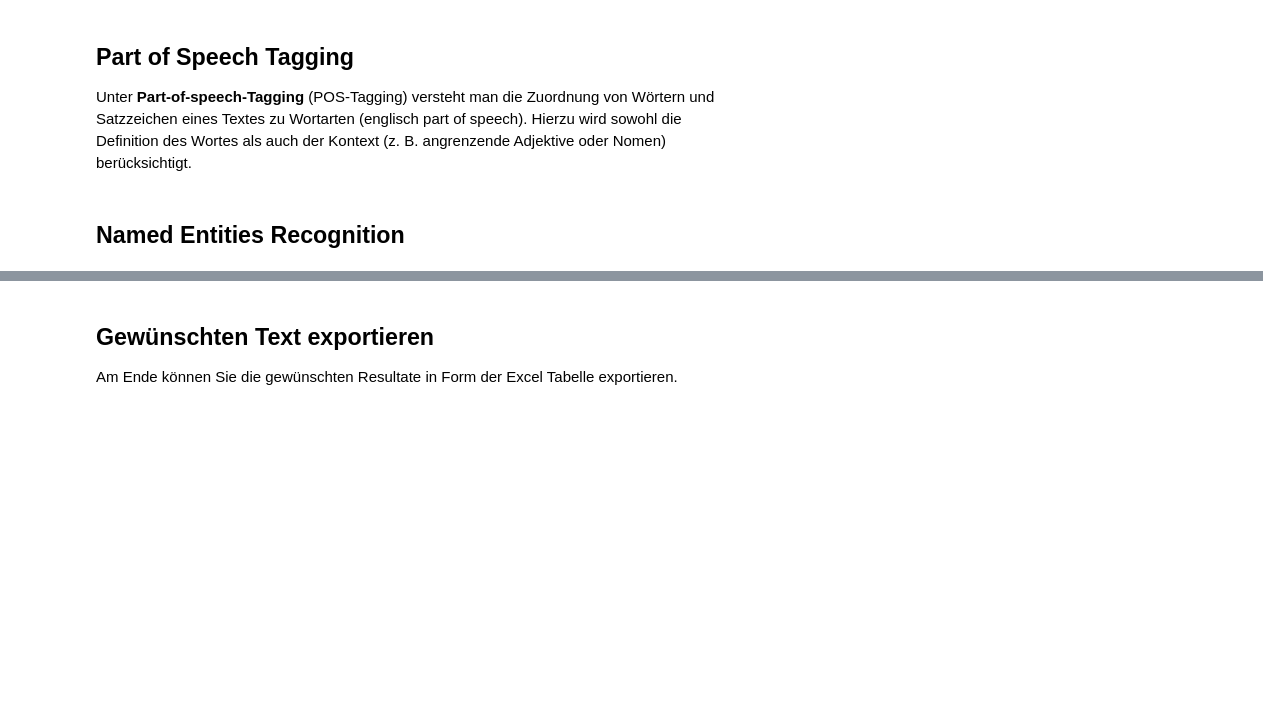
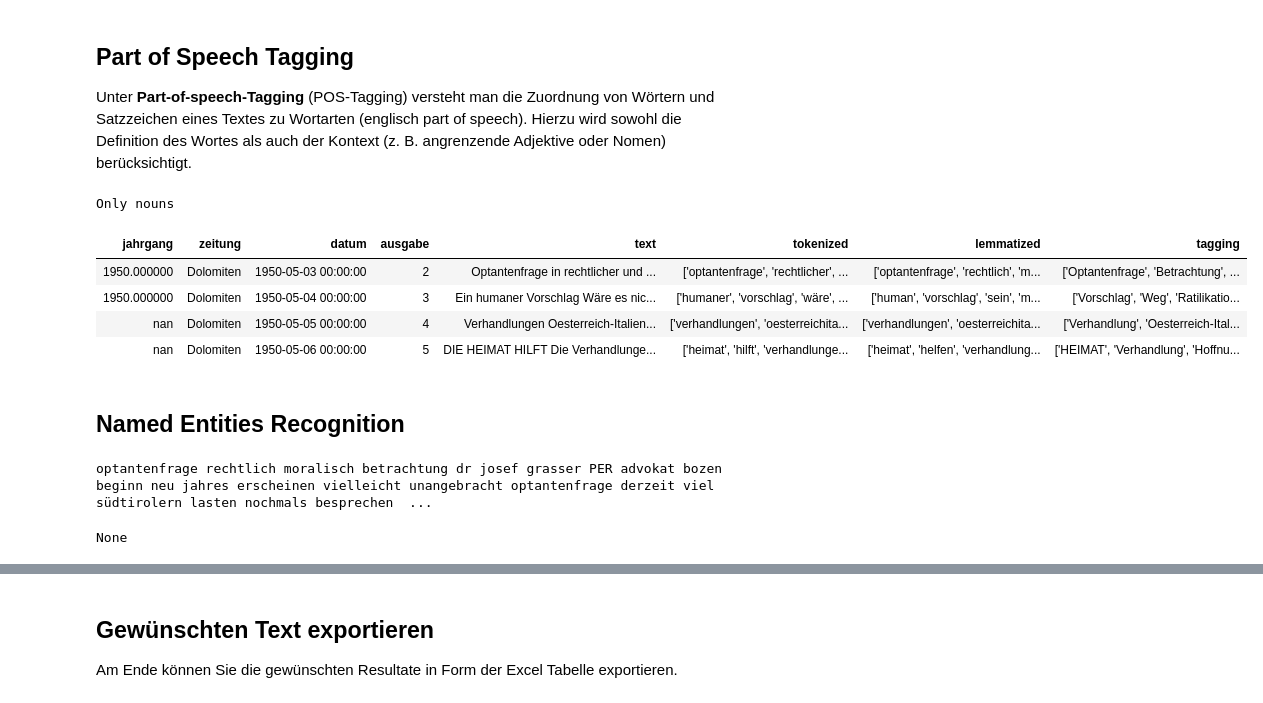
Before and after one commit to soberbichler/Notebooks-f-r-die-Lehre, a Jupyter notebook: Data_Preprocessing.ipynb, the cells around one changed output, grey strips where cells are left out. Cells and saved outputs as stored; diff of their text form; code cells hidden in the pictures; blank space fills up the shorter version.

```diff
--- a/Data_Preprocessing.ipynb
+++ b/Data_Preprocessing.ipynb
@@ -40,6 +40,5 @@ import matplotlib.pyplot as plt
 
 Hier sehen Sie die importierte Excel-Tabelle
 # %%
-df = pd.read_excel(('Data/test.xlsx'), engine='openpyxl',)
-df_text = df['text']
+df = pd.read_excel(('Data/uebungstexte_notebook.xlsx'), engine='openpyxl',)
 df.style.set_caption('Excel Tabelle').hide_index()
@@ -91,20 +117,32 @@ Unter **Part-of-speech-Tagging** (POS-Tagging) versteht man die Zuordnung von W
 # %%
 def tagging(texts, allowed_postags=['NOUN']): # possible tags'NOUN', 'ADJ', 'ADV', 'VERB'
     texts_out = []
     nlp = spacy.load('de_core_news_sm')
     for sent in texts:
-        doc = nlp(" ".join(sent))
+        doc = nlp(sent)
         texts_out.append([token.lemma_ for token in doc if token.pos_ in allowed_postags])
     return texts_out
 
-df['tagging'] = tagging(df['lemmatized'])
+df['tagging'] = tagging(df['text'])
 df.style.set_caption('Only nouns').hide_index()
+# %% [output]
+Only nouns
+| jahrgang | zeitung | datum | ausgabe | text | tokenized | lemmatized | tagging |
+| 1950.000000 | Dolomiten | 1950-05-03 00:00:00 | 2 | Optantenfrage in rechtlicher und ... | ['optantenfrage', 'rechtlicher', ... | ['optantenfrage', 'rechtlich', 'm... | ['Optantenfrage', 'Betrachtung', ... |
+| 1950.000000 | Dolomiten | 1950-05-04 00:00:00 | 3 | Ein humaner Vorschlag Wäre es nic... | ['humaner', 'vorschlag', 'wäre', ... | ['human', 'vorschlag', 'sein', 'm... | ['Vorschlag', 'Weg', 'Ratilikatio... |
+| nan | Dolomiten | 1950-05-05 00:00:00 | 4 | Verhandlungen Oesterreich-Italien... | ['verhandlungen', 'oesterreichita... | ['verhandlungen', 'oesterreichita... | ['Verhandlung', 'Oesterreich-Ital... |
+| nan | Dolomiten | 1950-05-06 00:00:00 | 5 | DIE HEIMAT HILFT Die Verhandlunge... | ['heimat', 'hilft', 'verhandlunge... | ['heimat', 'helfen', 'verhandlung... | ['HEIMAT', 'Verhandlung', 'Hoffnu... |
 # %% [markdown]
 ## Named Entities Recognition <a class="anchor" id="6-bullet"></a>
 # %%
 from spacy import displacy
+for i in range(len(df)) :
+    df.iloc[i,6] = ' '.join(df.iloc[i,6])
 NER = spacy.load('de_core_news_sm')
-data_ready2 = NER(df['text'][0])
+data_ready2 = NER(df['lemmatized'][0])
 text = displacy.render(data_ready2,style="ent",jupyter=True)
 print(text)
+# %% [output]
+optantenfrage rechtlich moralisch betrachtung dr josef grasser PER advokat bozen beginn neu jahres erscheinen vielleicht unangebracht optantenfrage derzeit viel südtirolern lasten nochmals besprechen  ...
+None
 # %%
```
Also changed, not shown: parts of 6 cells of this notebook.
